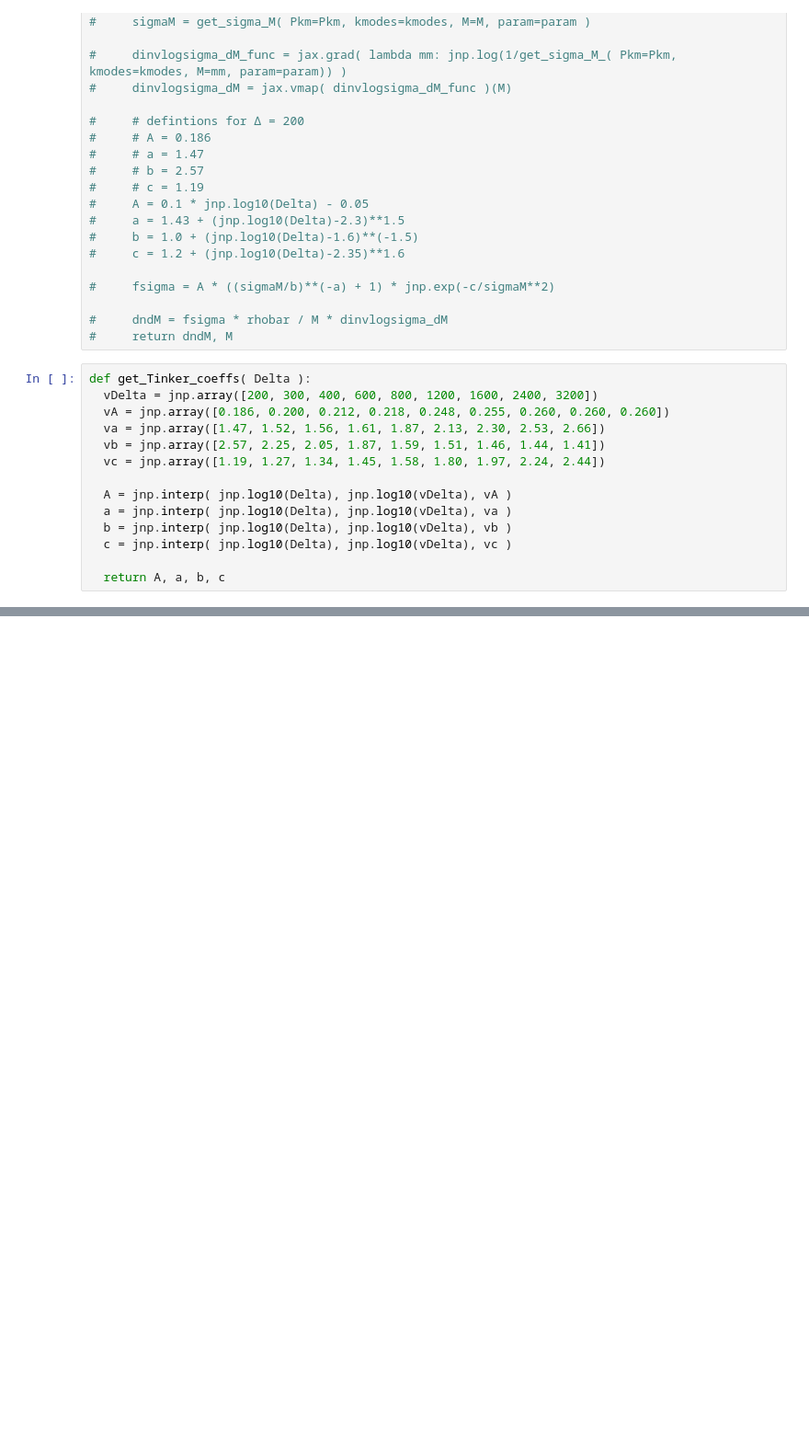
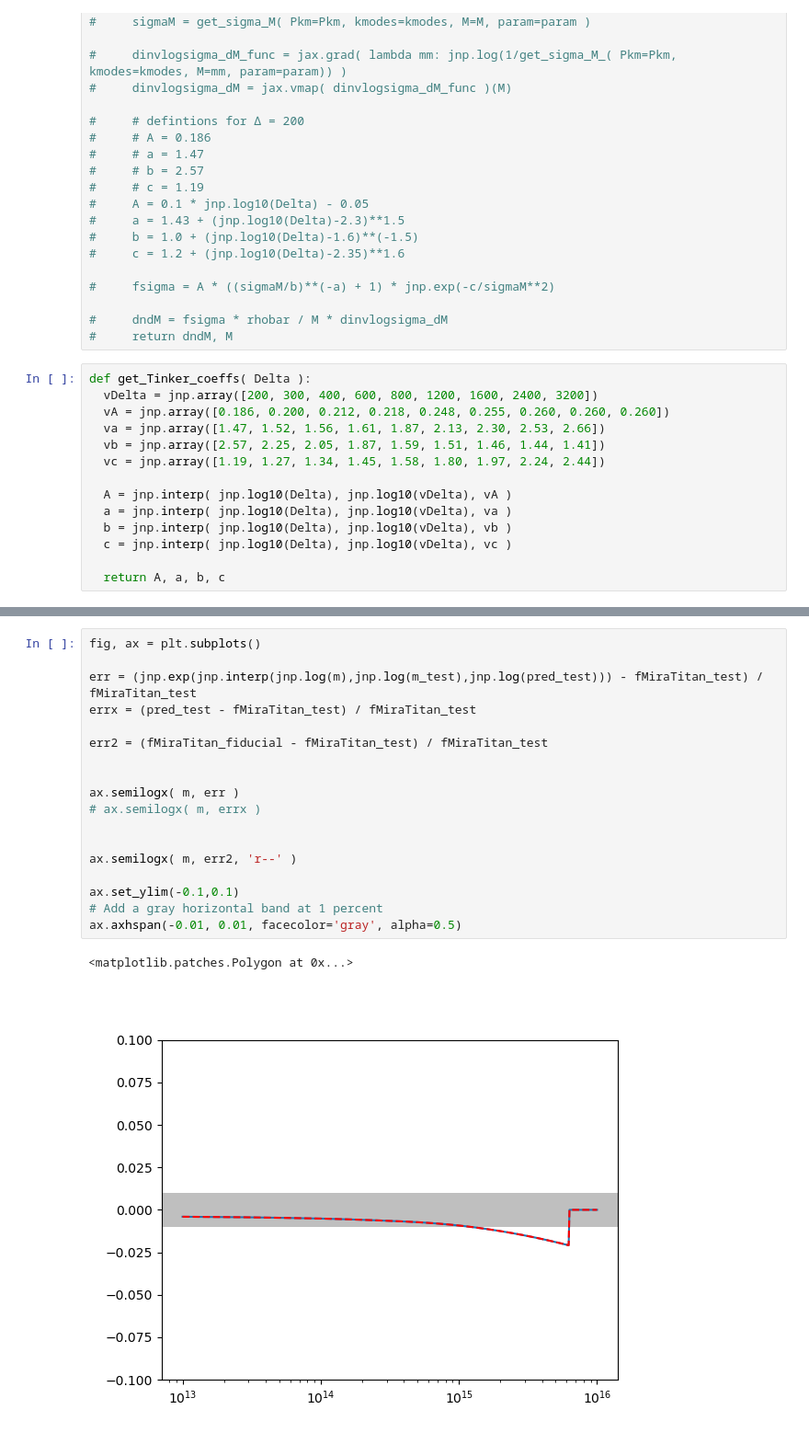
Before and after one commit to ohahn/DISCO-EB, a Jupyter notebook: nb_massfunctions.ipynb, the cells around one changed output, grey strips where cells are left out. Shown at 92% size. Cells and saved outputs as stored; diff of their text form; blank space fills up the shorter version.

```diff
--- a/nb_massfunctions.ipynb
+++ b/nb_massfunctions.ipynb
@@ -236,2 +297,23 @@ jacdNdlM,_ = jax.jacfwd( compute_Tinker_MF )( fiducial_parameters )
+# %%
+fig, ax = plt.subplots()
+
+err = (jnp.exp(jnp.interp(jnp.log(m),jnp.log(m_test),jnp.log(pred_test))) - fMiraTitan_test) / fMiraTitan_test
+errx = (pred_test - fMiraTitan_test) / fMiraTitan_test
+
+err2 = (fMiraTitan_fiducial - fMiraTitan_test) / fMiraTitan_test
+
+
+ax.semilogx( m, err )
+# ax.semilogx( m, errx )
+
+
+ax.semilogx( m, err2, 'r--' )
+
+ax.set_ylim(-0.1,0.1)
+# Add a gray horizontal band at 1 percent
+ax.axhspan(-0.01, 0.01, facecolor='gray', alpha=0.5)
+# %% [output]
+<matplotlib.patches.Polygon at 0x...>
+[figure, added]
 # %%
 fig, ax = plt.subplots()
```
Also changed, not shown: parts of 8 cells of this notebook.
